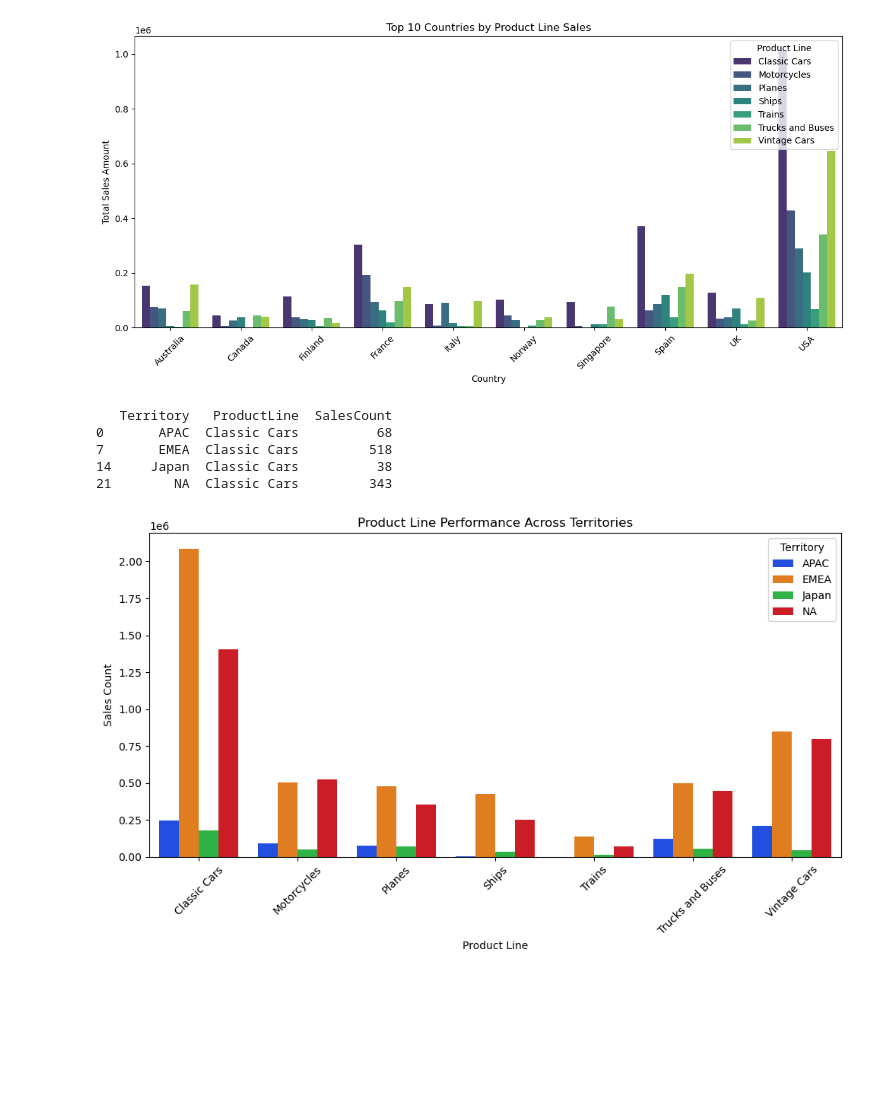
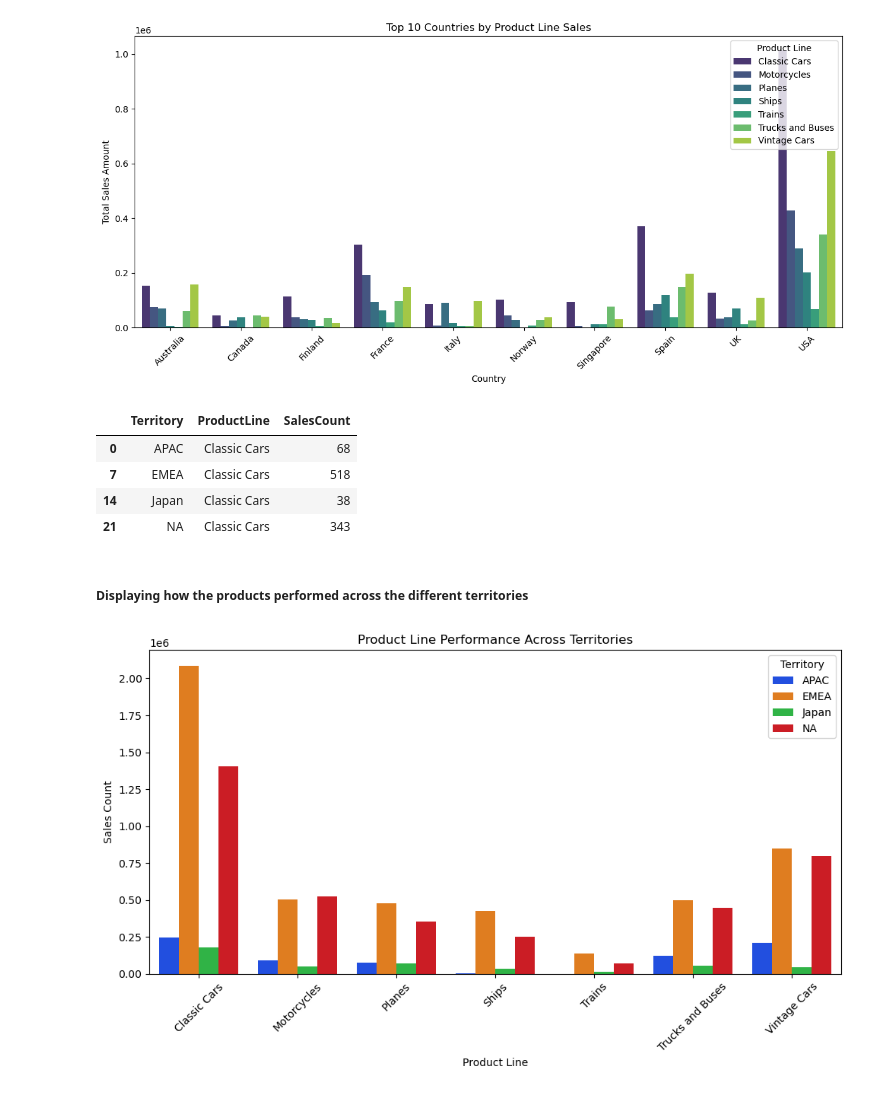
Before and after one commit to OjuokOchi/TOY-SALES-ANALYTICS, a Jupyter notebook: index.ipynb, the cells around one changed output. Cells and saved outputs as stored; diff of their text form; code cells hidden in the pictures; blank space fills up the shorter version.

```diff
--- a/index.ipynb
+++ b/index.ipynb
@@ -12,7 +12,7 @@ import seaborn as sns
 ### Loading data
 # %%
 # loading data
-path = r"C:\Users\User\OneDrive\Desktop\Cap\TOY-SALES-ANALYTICS\Data\Salesdata (1).xlsx"
+path = r'C:\Users\Hp\Documents\Capstone\TOY-SALES-ANALYTICS\Data\Salesdata (1).xlsx'
 excel_df = pd.ExcelFile(path)
 print(excel_df.sheet_names) #listing all the excel sheets
 # %% [output]
@@ -625,18 +625,15 @@ plt.show()
 # %% [output]
 [figure]
 # %%
-# Group by 'Territory' and 'ProductCode', then count the sales
 territory_product_sales = sales.groupby(['Territory', 'ProductLine']).size().reset_index(name='SalesCount')
-
-# For each territory, get the product with the highest count
 top_products_by_territory = territory_product_sales.loc[territory_product_sales.groupby('Territory')['SalesCount'].idxmax()]
-
-# Display the results
-print(top_products_by_territory)
+top_products_by_territory
 # %% [output]
-   Territory   ProductLine  SalesCount
-0       APAC  Classic Cars          68
-7       EMEA  Classic Cars         518
-14     Japan  Classic Cars          38
-21        NA  Classic Cars         343
+|  | Territory | ProductLine | SalesCount |
+| 0 | APAC | Classic Cars | 68 |
+| 7 | EMEA | Classic Cars | 518 |
+| 14 | Japan | Classic Cars | 38 |
+| 21 | NA | Classic Cars | 343 |
+# %% [markdown]
+##### Displaying how the products performed across the different territories
 # %%
```
Also changed, not shown: parts of 13 cells of this notebook.
